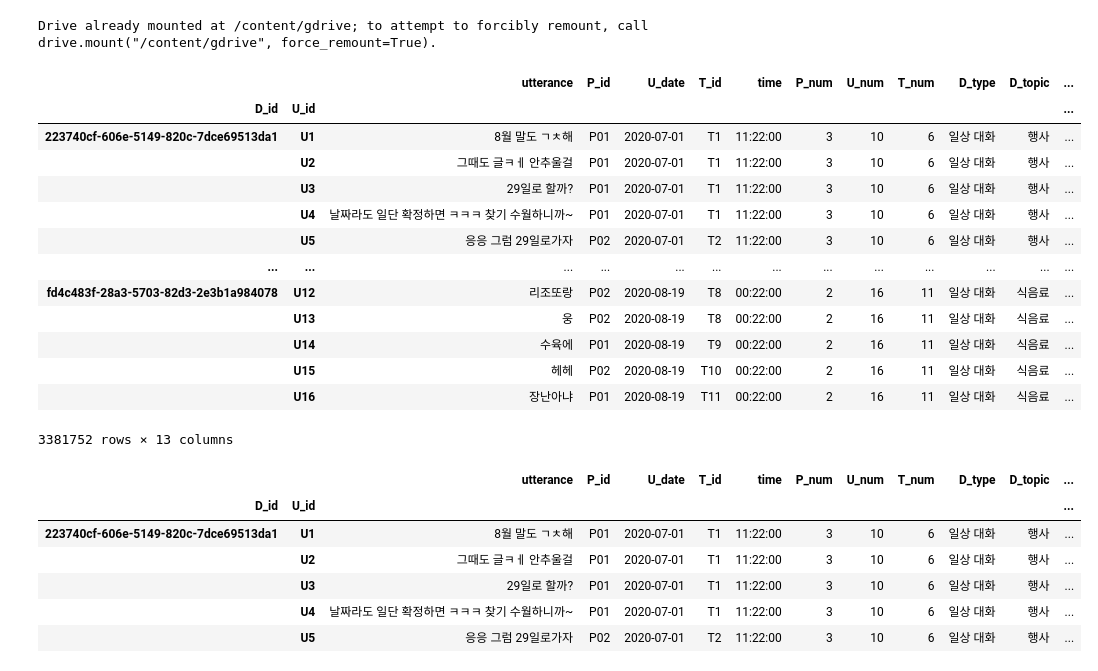
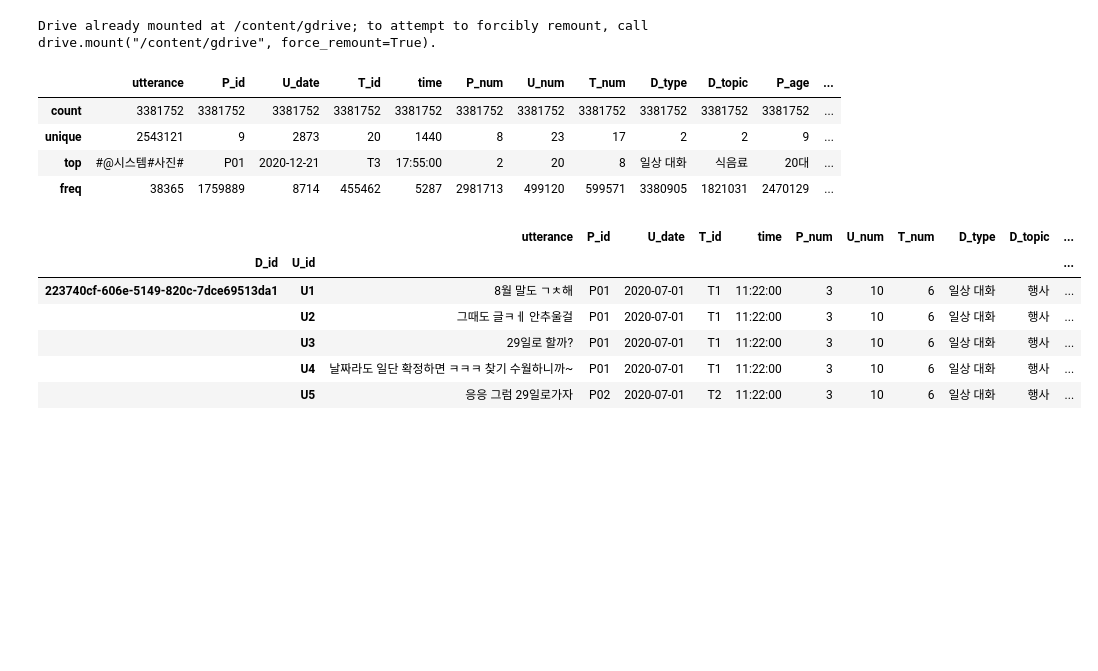
Before and after one commit to hongsy0113/cose461-NLP-project-choi-hong, a Jupyter notebook: sns_text_classification.ipynb, the cells around one changed output. Drawn from its saved outputs; the diff is of its cells as text; code cells hidden in the pictures; blank space fills up the shorter version.

```diff
--- a/sns_text_classification.ipynb
+++ b/sns_text_classification.ipynb
@@ -74,25 +74,16 @@ def concat_json2df (file_list):
 # %%
 f_list = ['/content/gdrive/MyDrive/cose461/행사.json',
           '/content/gdrive/MyDrive/cose461/식음료.json']
 
 test3 = concat_json2df(f_list)
 
-test3
+test3.describe()
 # %% [output]
-|  |  | utterance | P_id | U_date | T_id | time | P_num | U_num | T_num | D_type | D_topic | ... |
-| D_id | U_id |  |  |  |  |  |  |  |  |  |  | ... |
-| 223740cf-606e-5149-820c-7dce69513da1 | U1 | 8월 말도 ㄱㅊ해 | P01 | 2020-07-01 | T1 | 11:22:00 | 3 | 10 | 6 | 일상 대화 | 행사 | ... |
-|  | U2 | 그때도 글ㅋㅔ 안추울걸 | P01 | 2020-07-01 | T1 | 11:22:00 | 3 | 10 | 6 | 일상 대화 | 행사 | ... |
-|  | U3 | 29일로 할까? | P01 | 2020-07-01 | T1 | 11:22:00 | 3 | 10 | 6 | 일상 대화 | 행사 | ... |
-|  | U4 | 날짜라도 일단 확정하면 ㅋㅋㅋ 찾기 수월하니까~ | P01 | 2020-07-01 | T1 | 11:22:00 | 3 | 10 | 6 | 일상 대화 | 행사 | ... |
-|  | U5 | 응응 그럼 29일로가자 | P02 | 2020-07-01 | T2 | 11:22:00 | 3 | 10 | 6 | 일상 대화 | 행사 | ... |
-| ... | ... | ... | ... | ... | ... | ... | ... | ... | ... | ... | ... | ... |
-| fd4c483f-28a3-5703-82d3-2e3b1a984078 | U12 | 리조또랑 | P02 | 2020-08-19 | T8 | 00:22:00 | 2 | 16 | 11 | 일상 대화 | 식음료 | ... |
-|  | U13 | 웅 | P02 | 2020-08-19 | T8 | 00:22:00 | 2 | 16 | 11 | 일상 대화 | 식음료 | ... |
-|  | U14 | 수육에 | P01 | 2020-08-19 | T9 | 00:22:00 | 2 | 16 | 11 | 일상 대화 | 식음료 | ... |
-|  | U15 | 헤헤 | P02 | 2020-08-19 | T10 | 00:22:00 | 2 | 16 | 11 | 일상 대화 | 식음료 | ... |
-|  | U16 | 장난아냐 | P01 | 2020-08-19 | T11 | 00:22:00 | 2 | 16 | 11 | 일상 대화 | 식음료 | ... |
+|  | utterance | P_id | U_date | T_id | time | P_num | U_num | T_num | D_type | D_topic | P_age | ... |
+| count | 3381752 | 3381752 | 3381752 | 3381752 | 3381752 | 3381752 | 3381752 | 3381752 | 3381752 | 3381752 | 3381752 | ... |
+| unique | 2543121 | 9 | 2873 | 20 | 1440 | 8 | 23 | 17 | 2 | 2 | 9 | ... |
+| top | #@시스템#사진# | P01 | 2020-12-21 | T3 | 17:55:00 | 2 | 20 | 8 | 일상 대화 | 식음료 | 20대 | ... |
+| freq | 38365 | 1759889 | 8714 | 455462 | 5287 | 2981713 | 499120 | 599571 | 3380905 | 1821031 | 2470129 | ... |
-3381752 rows × 13 columns
 # %%
 # example of json2df function
 x = json2df('/content/gdrive/MyDrive/cose461/행사3.json')
```
